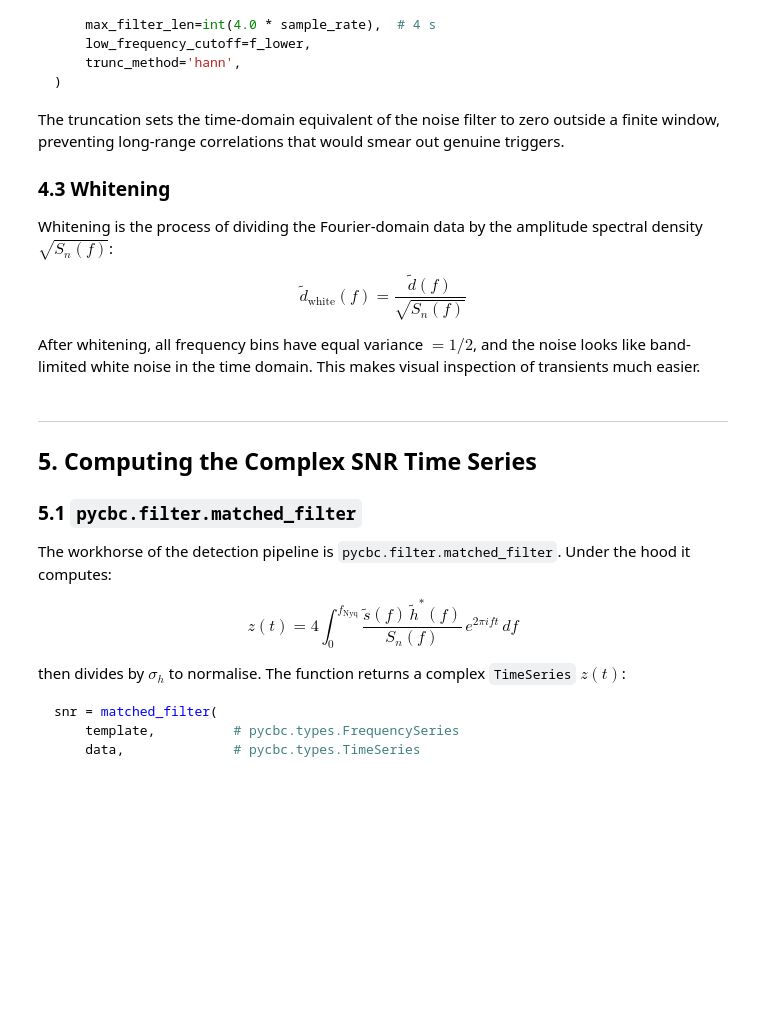
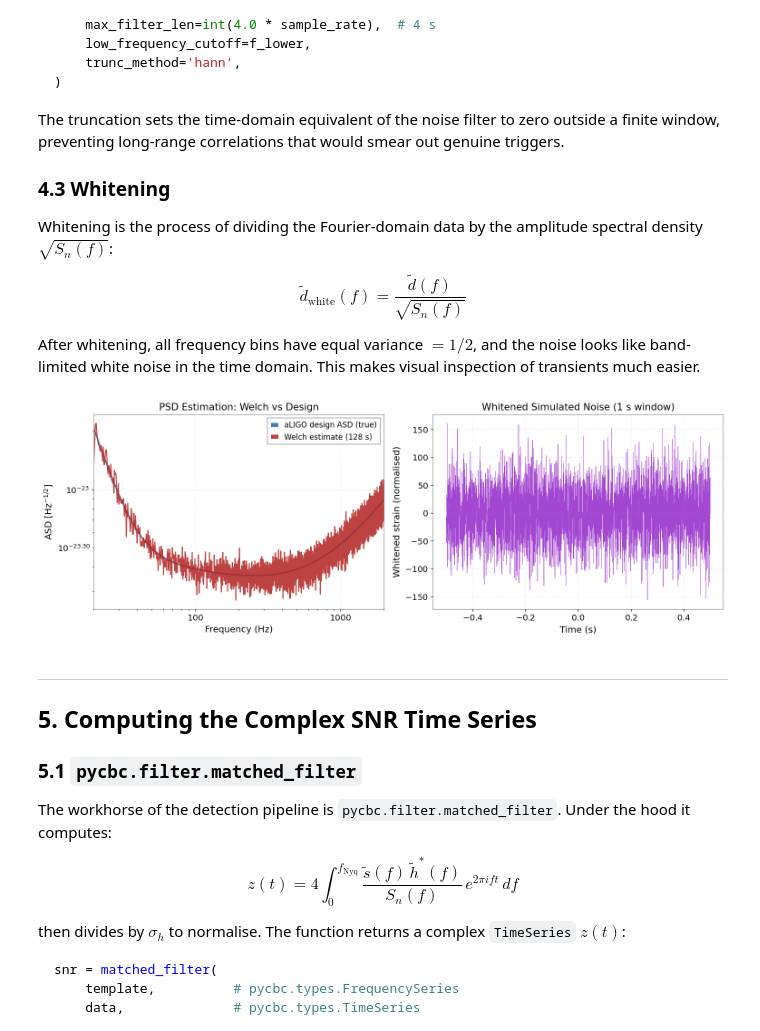
Before and after one commit to Daniel-534/gw-lvk-python-course, a Jupyter notebook: Course/Lesson_06_Matched_Filtering_and_Signal_Detection.ipynb, the cells around one changed output. Cells and saved outputs as stored; diff of their text form; code cells hidden in the pictures; blank space fills up the shorter version.

```diff
--- a/Course/Lesson_06_Matched_Filtering_and_Signal_Detection.ipynb
+++ b/Course/Lesson_06_Matched_Filtering_and_Signal_Detection.ipynb
@@ -500,45 +511,57 @@ else:
     # ── Plot: True vs estimated PSD ───────────────────────────────────────────
     fig, axes = plt.subplots(1, 2, figsize=(14, 5))
 
+    # Frecuencias del PSD estimado (Welch)
+    freqs_est = psd_estimated.sample_frequencies.numpy()
+
+    # Máscara basada en las frecuencias del estimado
+    mask_est = (freqs_est >= f_lower) & (freqs_est <= 2000.0)
+
     ax = axes[0]
-    ax.loglog(freqs[mask], np.sqrt(psd_design.numpy()[mask]), color='steelblue',
-              lw=2.0, label='aLIGO design ASD (true)')
-    ax.loglog(freqs[mask], np.sqrt(psd_estimated.numpy()[mask]), color='firebrick',
-              lw=1.5, alpha=0.85, label='Welch estimate (128 s)')
+    # Para el diseño, interpolar o usar la misma máscara de frecuencias del estimado
+    # Opción simple: filtrar psd_design a las mismas frecuencias que el estimado
+    from pycbc.psd import interpolate as psd_interpolate
+    psd_design_interp = psd_interpolate(psd_design, psd_estimated.delta_f)
+
+    ax.loglog(freqs_est[mask_est], np.sqrt(psd_design_interp.numpy()[mask_est]),
+            color='steelblue', lw=2.0, label='aLIGO design ASD (true)')
+    ax.loglog(freqs_est[mask_est], np.sqrt(psd_estimated.numpy()[mask_est]),
+            color='firebrick', lw=1.5, alpha=0.85, label='Welch estimate (128 s)')
     ax.set_xlabel('Frequency (Hz)')
     ax.set_ylabel(r'ASD $[\mathrm{Hz}^{-1/2}]$')
     ax.set_title('PSD Estimation: Welch vs Design')
     ax.legend()
+    ax.set_xlim([f_lower, 2000])
 
     # ── Plot: Whitened noise ───────────────────────────────────────────────────
     ax = axes[1]
     # Whiten: divide FD noise by ASD, convert back to time domain
     noise_fd = noise_ts.to_frequencyseries()
     freqs_fd = noise_fd.sample_frequencies.numpy()
     psd_interp = interpolate(psd_estimated, noise_fd.delta_f)
     asd_interp = FrequencySeries(np.sqrt(psd_interp.numpy()), delta_f=psd_interp.delta_f)
 
     white_fd_data = noise_fd.numpy().copy()
     nonzero = asd_interp.numpy() > 0
     white_fd_data[nonzero] /= asd_interp.numpy()[nonzero]
     # Zero below f_lower
     white_fd_data[freqs_fd < f_lower] = 0.0
 
     white_ts = FrequencySeries(white_fd_data, delta_f=noise_fd.delta_f).to_timeseries()
     t_white = white_ts.sample_times.numpy()
     # Show 1 s in the middle
     mid = len(t_white) // 2
     half = sample_rate // 2
     ax.plot(t_white[mid-half:mid+half] - t_white[mid], white_ts.numpy()[mid-half:mid+half],
             color='darkorchid', lw=0.5, alpha=0.9)
     ax.set_xlabel('Time (s)')
     ax.set_ylabel('Whitened strain (normalised)')
     ax.set_title('Whitened Simulated Noise (1 s window)')
 
     plt.tight_layout()
-    plt.savefig('lesson6_psd.png', dpi=110, bbox_inches='tight')
     plt.show()
-    print("PSD figure saved.")
+# %% [output]
+[figure, added]
 # %% [markdown]
 ---
 ## 5. Computing the Complex SNR Time Series
```
Also changed, not shown: parts of 17 cells of this notebook.
